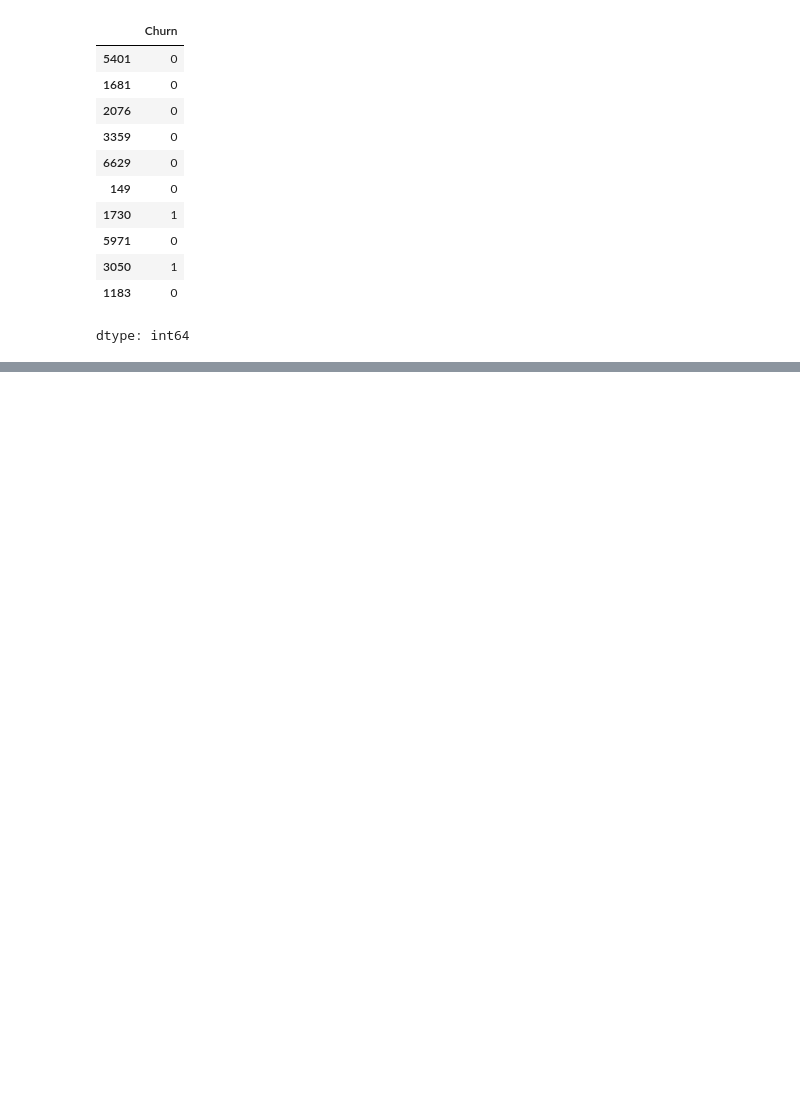
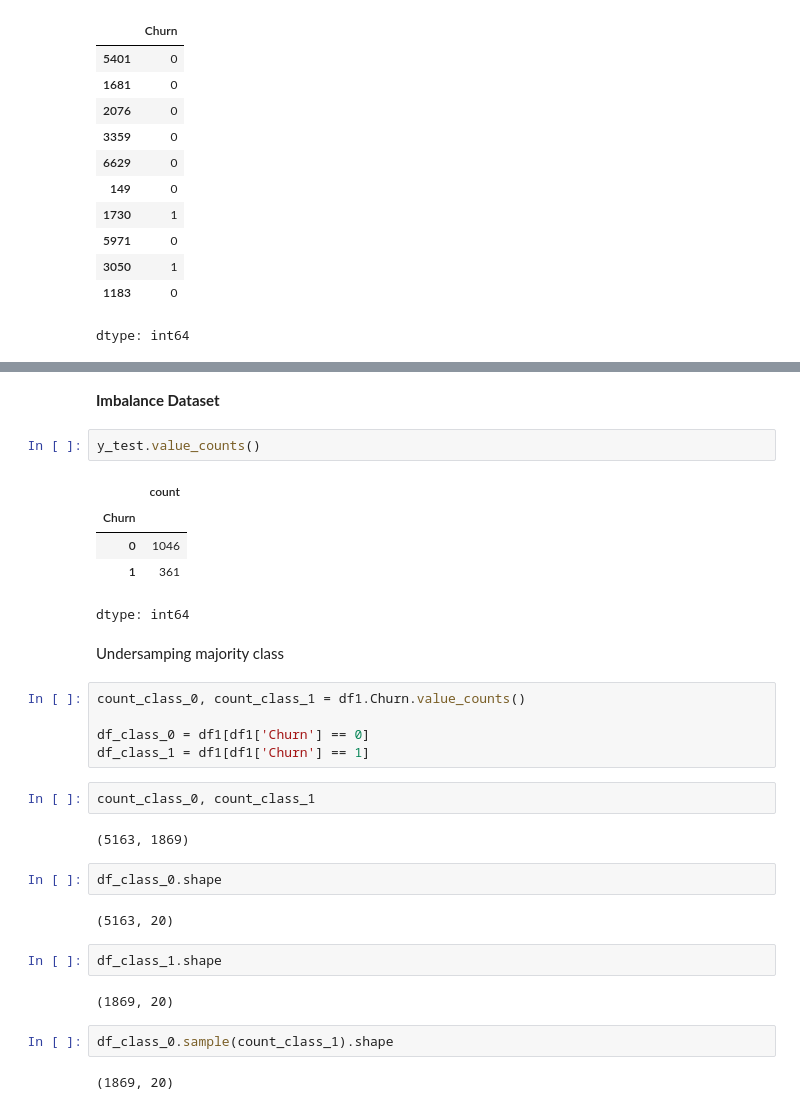
Before and after one commit to Karthikard/DL, a Jupyter notebook: 5_churn.ipynb, the cells around one changed output, grey strips where cells are left out. Drawn from its saved outputs; the diff is of its cells as text; blank space fills up the shorter version.

```diff
--- a/5_churn.ipynb
+++ b/5_churn.ipynb
@@ -443,0 +444,33 @@ Text(95.72222222222221, 0.5, 'Truth')
+# %% [markdown]
+**Imbalance Dataset**
+# %%
+y_test.value_counts()
+# %% [output]
+|  | count |
+| Churn |  |
+| 0 | 1046 |
+| 1 | 361 |
+dtype: int64
+# %% [markdown]
+Undersamping majority class
+# %%
+count_class_0, count_class_1 = df1.Churn.value_counts()
+
+df_class_0 = df1[df1['Churn'] == 0]
+df_class_1 = df1[df1['Churn'] == 1]
+# %%
+count_class_0, count_class_1
+# %% [output]
+(5163, 1869)
+# %%
+df_class_0.shape
+# %% [output]
+(5163, 20)
+# %%
+df_class_1.shape
+# %% [output]
+(1869, 20)
+# %%
+df_class_0.sample(count_class_1).shape
+# %% [output]
+(1869, 20)
```
Also changed, not shown: parts of 16 cells of this notebook.
